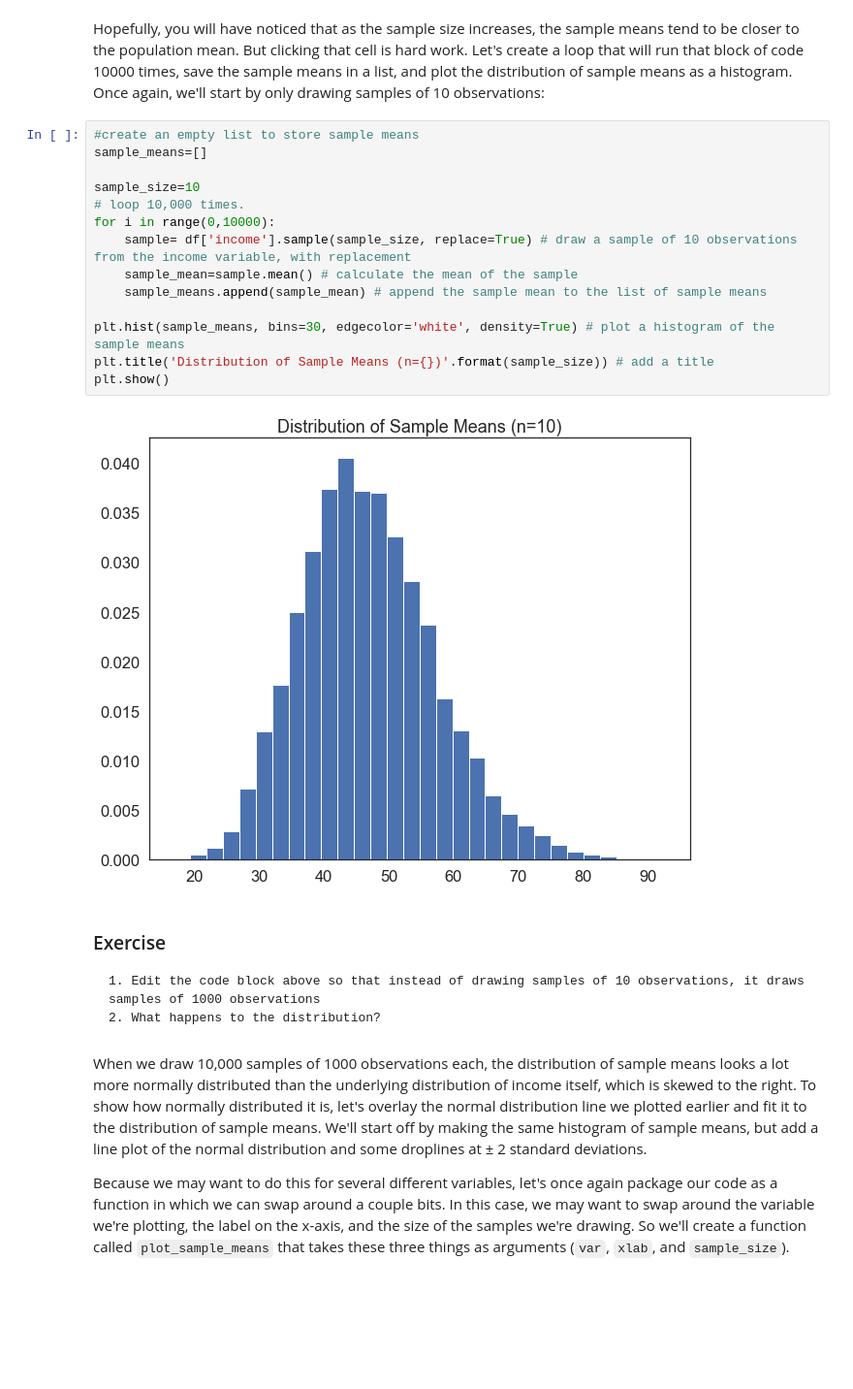
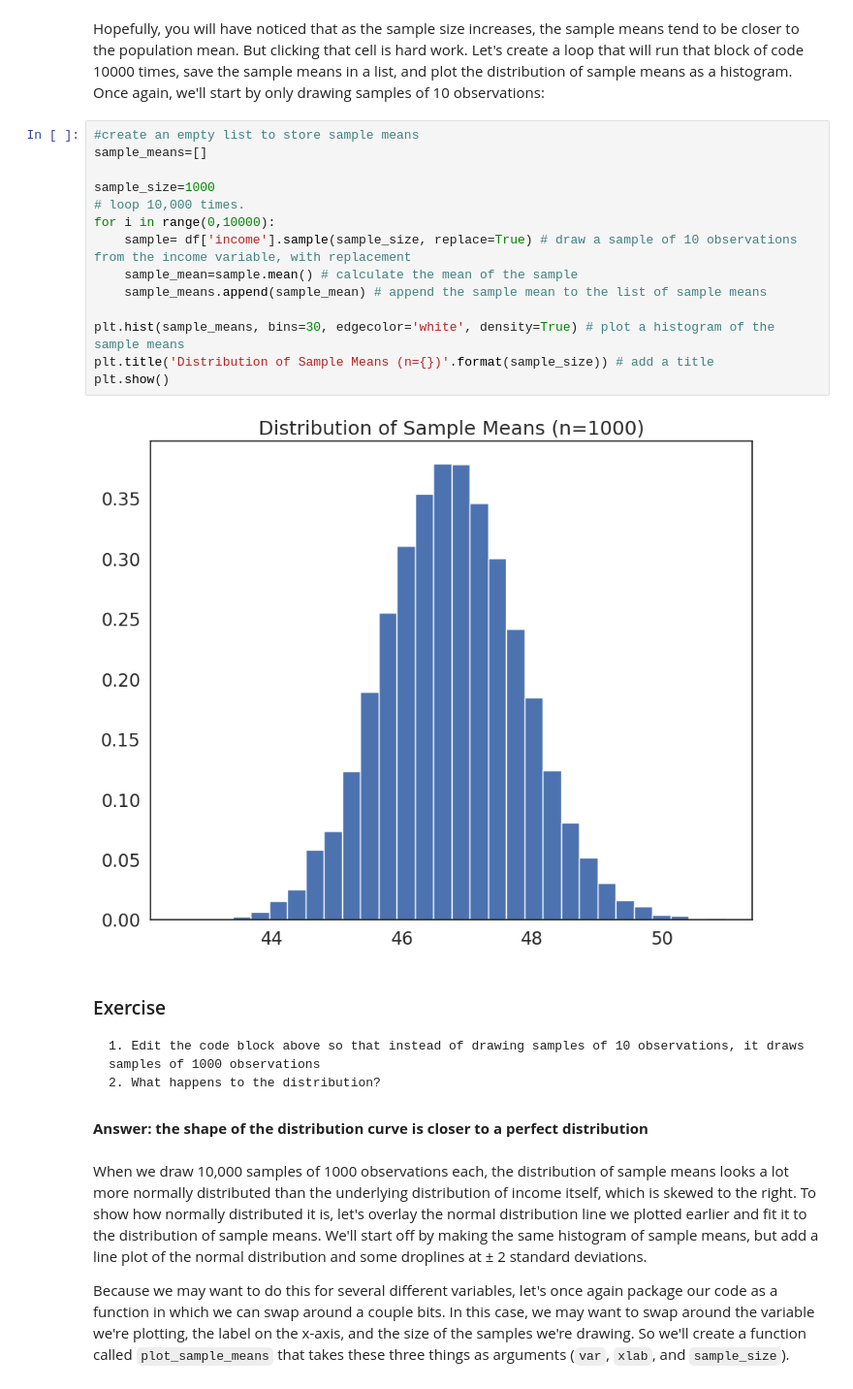
Before and after one commit to biancagallarati/QM2, a Jupyter notebook: notebooks/W05. Distributions and Basic Statistics.ipynb, the cells around one changed output. Shown at 97% size. Saved outputs shown, nothing was run; the diff lists cells and outputs as text; blank space fills up the shorter version.

```diff
--- a/notebooks/W05. Distributions and Basic Statistics.ipynb
+++ b/notebooks/W05. Distributions and Basic Statistics.ipynb
@@ -475,24 +475,26 @@ Hopefully, you will have noticed that as the sample size increases, the sample m
 # %%
 #create an empty list to store sample means
 sample_means=[]
 
-sample_size=10
+sample_size=1000
 # loop 10,000 times.
 for i in range(0,10000):
     sample= df['income'].sample(sample_size, replace=True) # draw a sample of 10 observations from the income variable, with replacement
     sample_mean=sample.mean() # calculate the mean of the sample
     sample_means.append(sample_mean) # append the sample mean to the list of sample means
 
 plt.hist(sample_means, bins=30, edgecolor='white', density=True) # plot a histogram of the sample means
 plt.title('Distribution of Sample Means (n={})'.format(sample_size)) # add a title
 plt.show()
 # %% [output]
-[figure, old version]
+[figure, new version]
 # %% [markdown]
 ### Exercise
 
     1. Edit the code block above so that instead of drawing samples of 10 observations, it draws samples of 1000 observations
     2. What happens to the distribution?
+# %% [markdown]
+**Answer: the shape of the distribution curve is closer to a perfect distribution**
 # %% [markdown]
 When we draw 10,000 samples of 1000 observations each, the distribution of sample means looks a lot more normally distributed than the underlying distribution of income itself, which is skewed to the right. To show how normally distributed it is, let's overlay the normal distribution line we plotted earlier and fit it to the distribution of sample means. We'll start off by making the same histogram of sample means, but add a line plot of the normal distribution and some droplines at ± 2 standard deviations.
 
```
